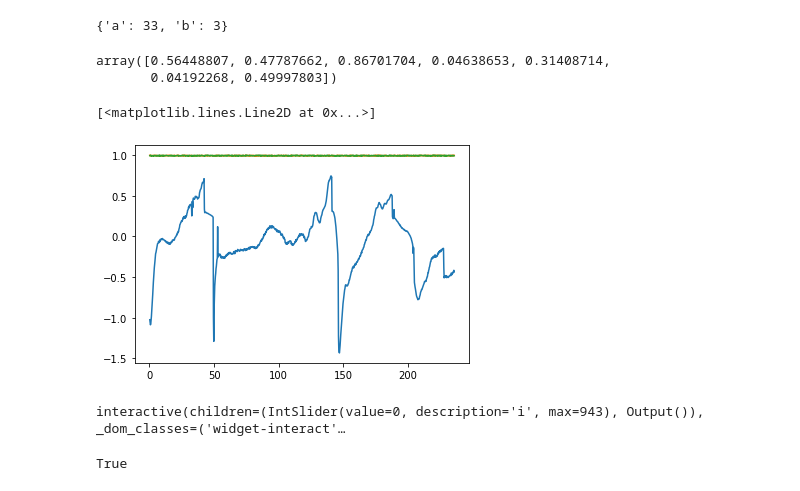
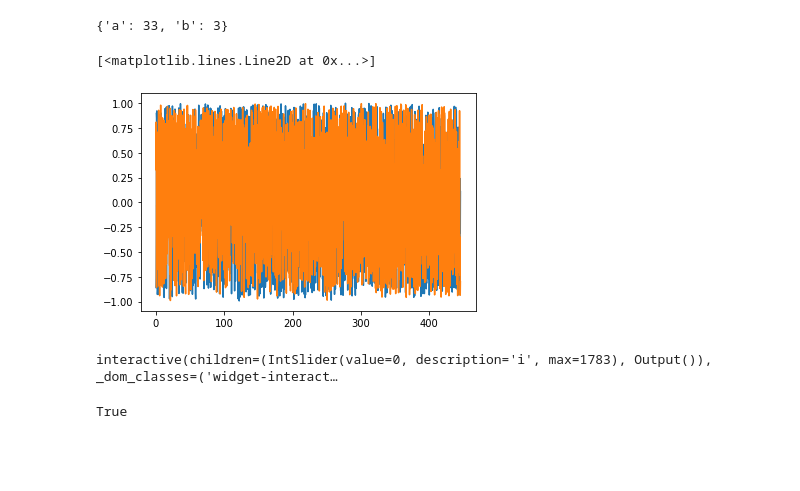
Before and after one commit to TovarnovM/neuro_missile, a Jupyter notebook: src/drone.ipynb, the cells around one changed output. Drawn from its saved outputs; the diff is of its cells as text; code cells hidden in the pictures; blank space fills up the shorter version.

```diff
--- a/src/drone.ipynb
+++ b/src/drone.ipynb
@@ -188,71 +188,76 @@ dict(dict(a=1, b=3), **{'a': 33})
 from drone_gym import DroneGym
 # %%
 gym = DroneGym.make('ha')
-# %%
-gym.reset()
-# %% [output]
-array([0.56448807, 0.47787662, 0.86701704, 0.04638653, 0.31408714,
-       0.04192268, 0.49997803])
+# %%
+observation_ = gym.reset()
+gym.antiflip = True
 # %%
 import numpy as np
 # %%
 done = False
 gym.record_history = True
-while not done:
-    observation_, reward, done, info = gym.step(np.random.uniform(0.99,1,size=2))
+i = 0
+while not done and i < 2000:
+#     observation_, reward, done, info = gym.step(np.random.uniform(0.99,1, size=2))
+    observation_, reward, done, info = gym.step(agent.choose_action(observation_))
+    i += 1
 # %%
 from ipywidgets import interact, interactive, fixed
 import ipywidgets
 # %%
 xs = []
 ys = []
 f1s = []
 f2s = []
 rewards = []
 ts = []
 dts = []
+scores = [0]
 for d in gym.history:
     gym.set_state(d['state'])
     xs.append(gym.drone.pos.x)
     ys.append(gym.drone.pos.y)
     f1, f2 = d['actions']
     f1s.append(f1)
     f2s.append(f2)
     ts.append(gym.time_curr)
     rewards.append(d['reward'])
     dts.append(d['delta_t1'])
+    scores.append(scores[-1]+d['reward'])
+scores = scores[1:]
 i1=0
 i2=-1
-plt.plot(ts[i1:i2], rewards[i1:i2])
+# plt.plot(ts[i1:i2], rewards[i1:i2])
 plt.plot(ts[i1:i2], f1s[i1:i2])
 plt.plot(ts[i1:i2], f2s[i1:i2])
 # plt.plot(ts[i1:i2], dts[i1:i2])
 # %% [output]
 [<matplotlib.lines.Line2D at 0x...>]
-[figure, old version]
+[figure, new version]
 # %%
 @interact(i=ipywidgets.IntSlider(min=0,max=len(gym.history)-1,step=1, value=0))
 def plot_history(i):
     d = gym.history[i]
+    i1=0#max(0,i-30)
+    i2=i+1
     gym.set_state(d['state'])
     fig, (ax, ax2, ax3) = plt.subplots(1,3, figsize=(14,7))
     gym.plot(ax, drone_mashtb=20, vec_mashtb=1, actions=d['actions'],ideal_traj=True)
-    ax.plot(xs[:i],ys[:i],ls=':')
+    ax.plot(xs[i1:i],ys[i1:i],ls=':')
     ax.set_aspect('equal', adjustable='box')
-    i1=max(0,i-30)
-    i2=i
+
 
 #     ax2.plot(ts[i1:i2], f1s[i1:i2])
 #     ax2.plot(ts[i1:i2], f2s[i1:i2])
     ax2.grid()
-    ax2.plot(ts[0:i2], dts[0:i2])
+    ax2.plot(ts[i1:i2], scores[i1:i2])
 
-    ax3.plot(ts[0:i2], rewards[0:i2])
+    ax3.plot(ts[i1:i2], rewards[i1:i2])
     ax3.grid()
     ax.grid()
     plt.show()
 # %% [output]
-interactive(children=(IntSlider(value=0, description='i', max=943), Output()), _dom_classes=('widget-interact'…
+interactive(children=(IntSlider(value=0, description='i', max=1783), Output()), _dom_classes=('widget-interact…
 # %%
 import torch as T
 # %%
```
Also changed, not shown: parts of 18 cells of this notebook, 7 other files.
